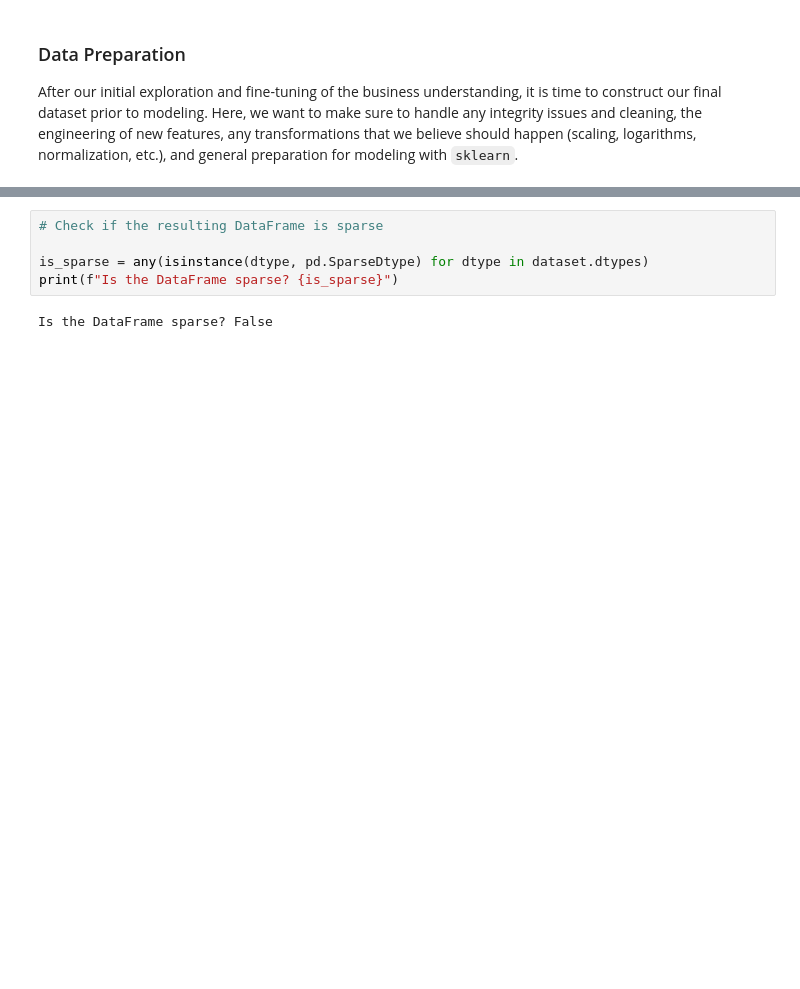
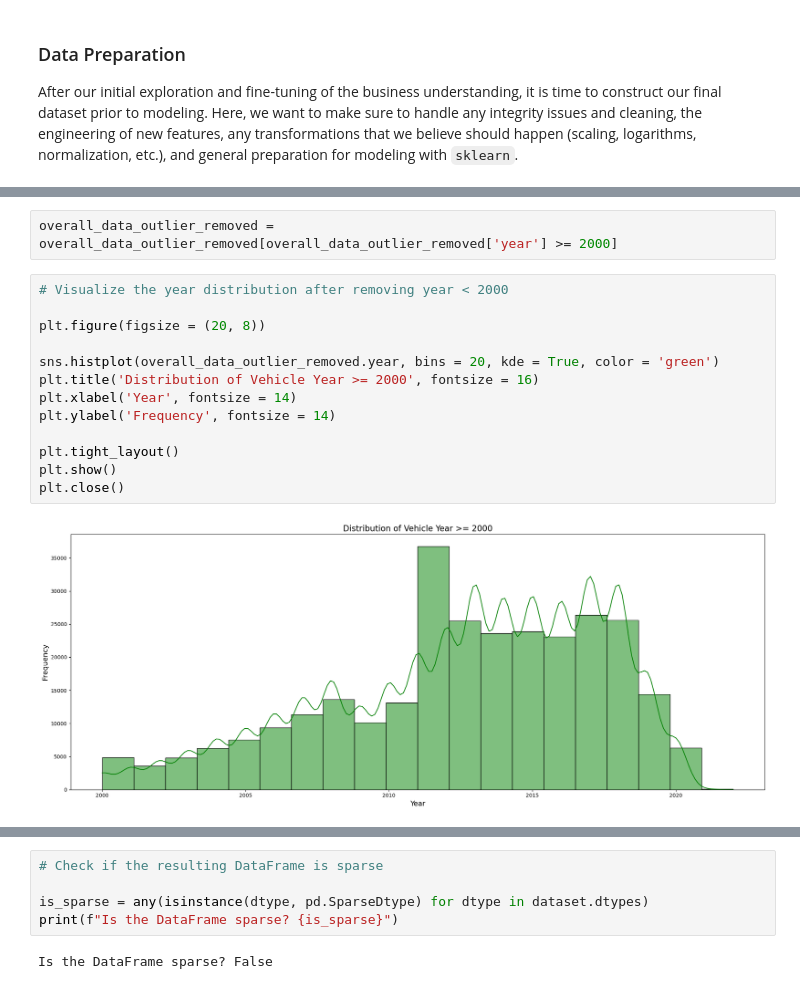
Before and after one commit to kkharel/PriceofaCar, a Jupyter notebook: notebook.ipynb, the cells around one changed output, grey strips where cells are left out. Cells and saved outputs as stored; diff of their text form; blank space fills up the shorter version.

```diff
--- a/notebook.ipynb
+++ b/notebook.ipynb
@@ -695,0 +458,17 @@ dataset = data_transformed_df.reset_index(drop = True)
+# %%
+overall_data_outlier_removed = overall_data_outlier_removed[overall_data_outlier_removed['year'] >= 2000]
+# %%
+# Visualize the year distribution after removing year < 2000
+
+plt.figure(figsize = (20, 8))
+
+sns.histplot(overall_data_outlier_removed.year, bins = 20, kde = True, color = 'green')
+plt.title('Distribution of Vehicle Year >= 2000', fontsize = 16)
+plt.xlabel('Year', fontsize = 14)
+plt.ylabel('Frequency', fontsize = 14)
+
+plt.tight_layout()
+plt.show()
+plt.close()
+# %% [output]
+[figure, added]
```
Also changed, not shown: parts of 119 cells of this notebook, 1 other file.
